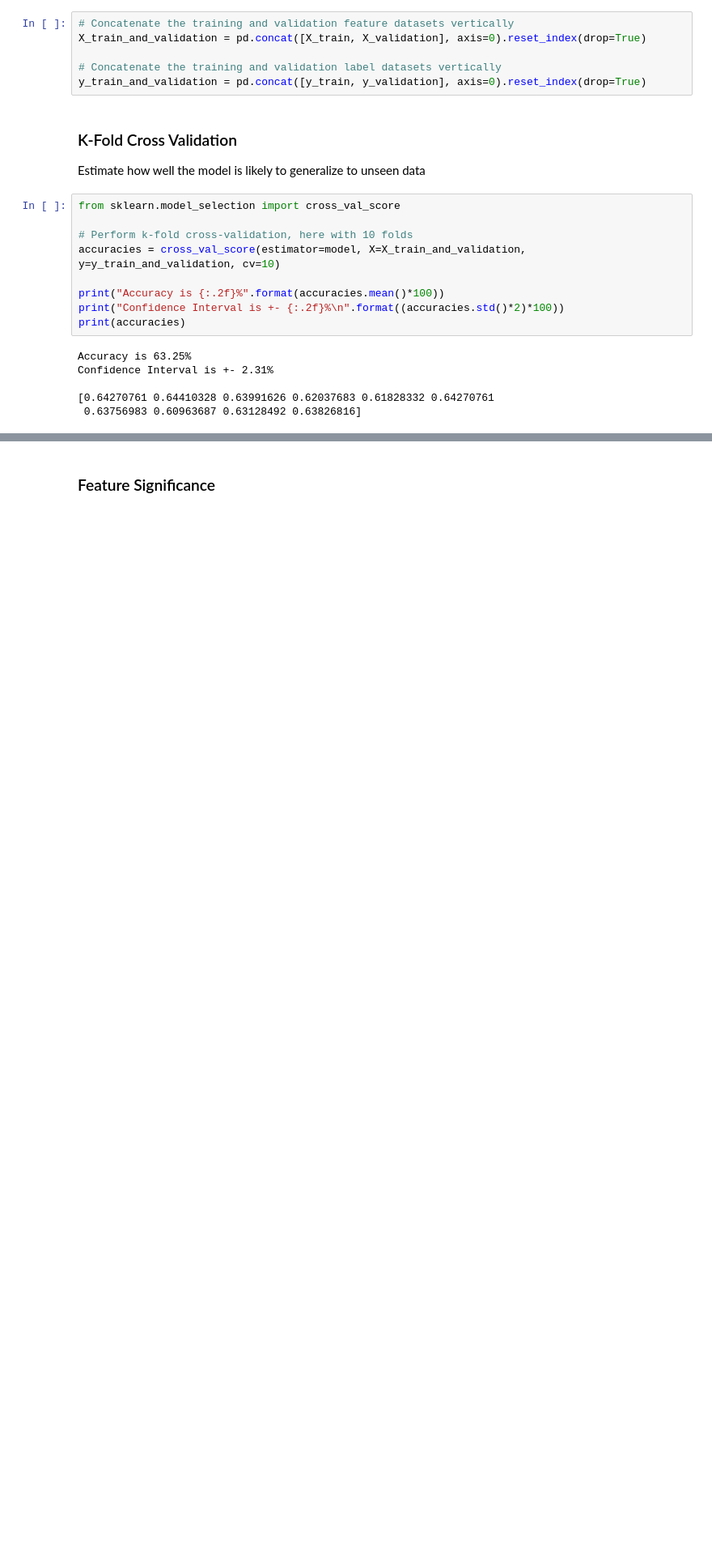
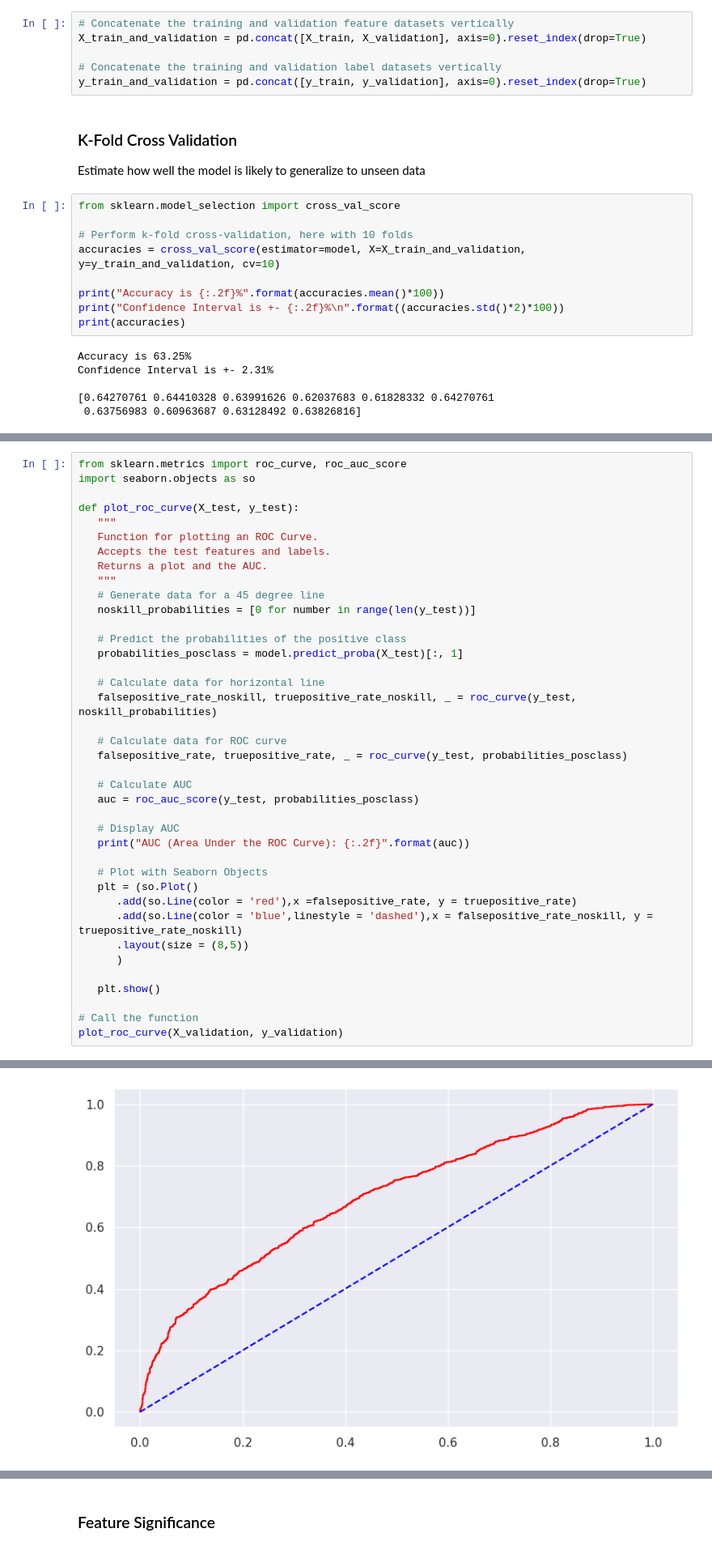
Before and after one commit to c-grigsby/ml-fintech-case-studies, a Jupyter notebook: predicting-loan-signatures/notebooks/predicting-loan-signatures_model.ipynb, the cells around one changed output, grey strips where cells are left out. Shown at 81% size. Drawn from its saved outputs; the diff is of its cells as text; blank space fills up the shorter version.

```diff
--- a/predicting-loan-signatures/notebooks/predicting-loan-signatures_model.ipynb
+++ b/predicting-loan-signatures/notebooks/predicting-loan-signatures_model.ipynb
@@ -405,0 +408,40 @@ Confidence Interval is +- 2.31%
+# %%
+from sklearn.metrics import roc_curve, roc_auc_score
+import seaborn.objects as so
+
+def plot_roc_curve(X_test, y_test):
+   """
+   Function for plotting an ROC Curve.
+   Accepts the test features and labels.
+   Returns a plot and the AUC.
+   """
+   # Generate data for a 45 degree line
+   noskill_probabilities = [0 for number in range(len(y_test))]
+
+   # Predict the probabilities of the positive class
+   probabilities_posclass = model.predict_proba(X_test)[:, 1]
+
+   # Calculate data for horizontal line
+   falsepositive_rate_noskill, truepositive_rate_noskill, _ = roc_curve(y_test, noskill_probabilities)
+
+   # Calculate data for ROC curve
+   falsepositive_rate, truepositive_rate, _ = roc_curve(y_test, probabilities_posclass)
+
+   # Calculate AUC
+   auc = roc_auc_score(y_test, probabilities_posclass)
+
+   # Display AUC
+   print("AUC (Area Under the ROC Curve): {:.2f}".format(auc))
+
+   # Plot with Seaborn Objects
+   plt = (so.Plot()
+      .add(so.Line(color = 'red'),x =falsepositive_rate, y = truepositive_rate)
+      .add(so.Line(color = 'blue',linestyle = 'dashed'),x = falsepositive_rate_noskill, y = truepositive_rate_noskill)
+      .layout(size = (8,5))
+      )
+
+   plt.show()
+
+# Call the function
+plot_roc_curve(X_validation, y_validation)
+# %% [output]
@@ -405,0 +449 @@ Confidence Interval is +- 2.31%
+[figure, added]
```
Also changed, not shown: parts of 33 cells of this notebook, 46 other files.
